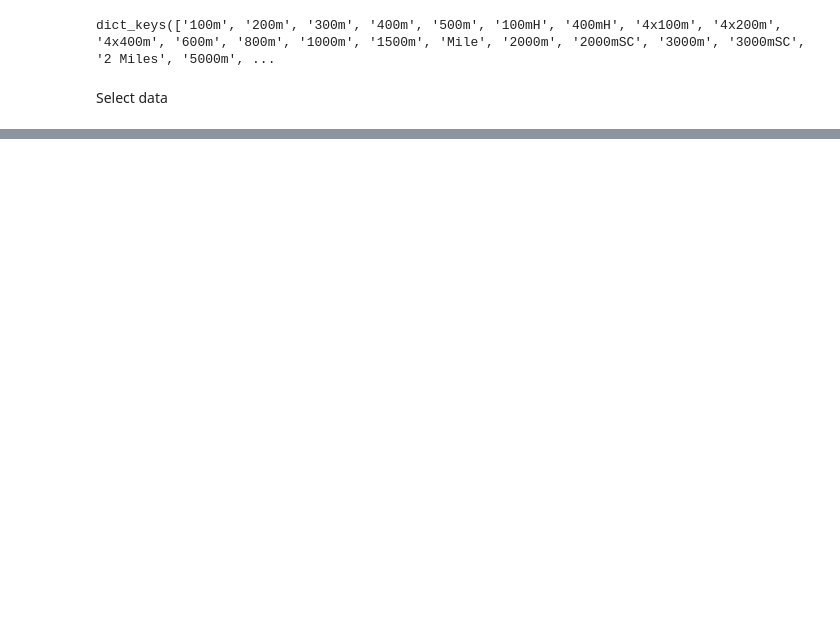
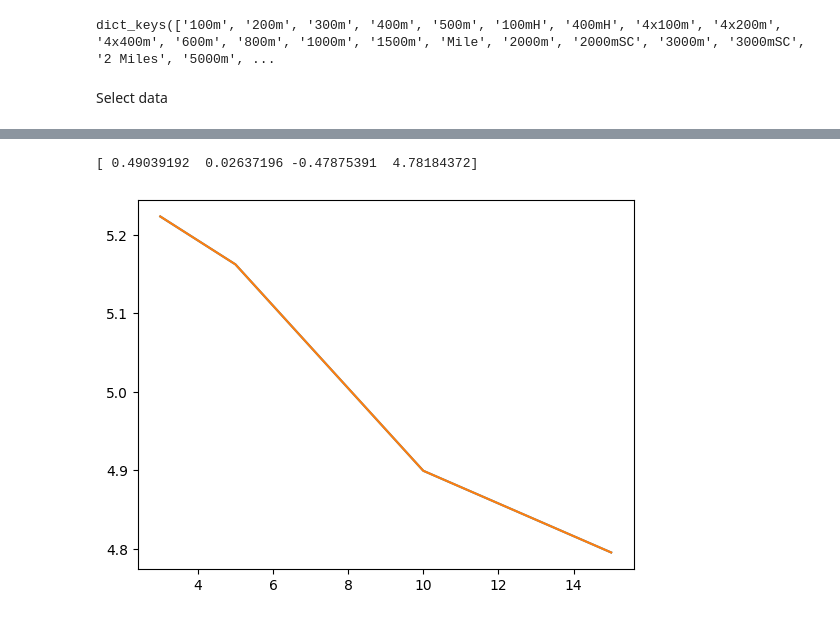
Before and after one commit to TWilson05/IAAF_Points, a Jupyter notebook: code_workbook.ipynb, the cells around one changed output, grey strips where cells are left out. Drawn from its saved outputs; the diff is of its cells as text; code cells hidden in the pictures; blank space fills up the shorter version.

```diff
--- a/code_workbook.ipynb
+++ b/code_workbook.ipynb
@@ -143,0 +341,17 @@ plt.show()
+# %%
+import scipy.optimize as spo
+n_points = 4
+
+def f(x, a, b, c, d):
+    return a/(1+b*np.exp(-c*x)) + d
+
+popt_max, pcov = spo.curve_fit(f, distances[:n_points], v_max[:n_points], p0=[1, 0.1, 0.1, 5])
+
+print(popt_max)
+
+plt.plot(distances[:n_points], v_max[:n_points])
+plt.plot(distances[:n_points], f(np.array(distances[:n_points]), *popt_max))
+plt.show()
+# %% [output]
+[ 0.49039192  0.02637196 -0.47875391  4.78184372]
+[figure, added]
```
Also changed, not shown: parts of 18 cells of this notebook.
